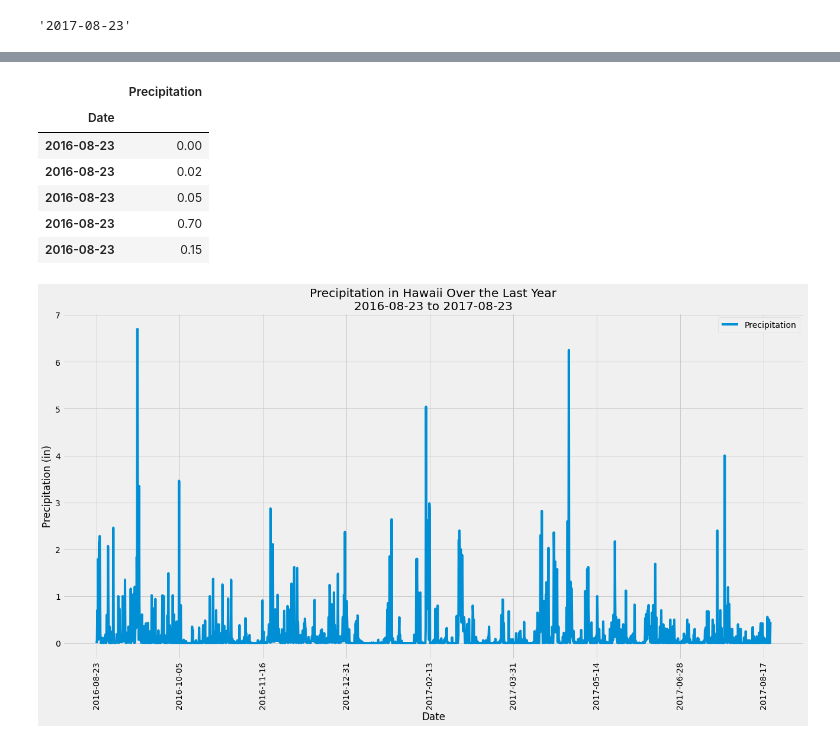
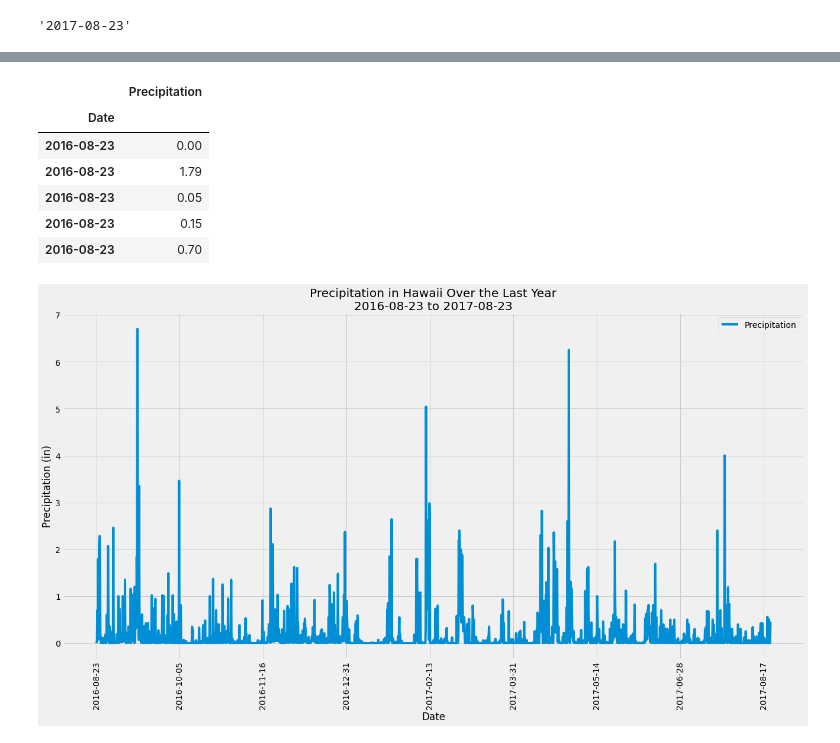
Before and after one commit to khutula/sqlalchemy-challenge, a Jupyter notebook: climate.ipynb, the cells around one changed output, grey strips where cells are left out. Cells and saved outputs as stored; diff of their text form; code cells hidden in the pictures.

Commit message:
change method of dropping null values from df

```diff
--- a/climate.ipynb
+++ b/climate.ipynb
@@ -106,36 +106,35 @@ year_data
 # %%
 ### Save the query results as a Pandas DataFrame and set the index to the date column
 
 # create blank lists
 precip = []
 date = []
 
-# add query data to lists excluding NaN
+# add query data to lists
 for data in year_data:
-    if type(data[0]) == float:
-        precip.append(data[0])
-        date.append(data[1])
+    precip.append(data[0])
+    date.append(data[1])
 
-# create dataframe and sort by date
+# create dataframe and sort by date  excluding NaN
 precipitation = pd.DataFrame({"Precipitation": precip,
-                              "Date":date}).sort_values(by="Date")
+                              "Date":date}).sort_values(by="Date").dropna()
 
 # convert date column to datetime datatype - uncomment this if you'd like to perform this - will change the plot xaxis ticks
 #precipitation["Date"] = pd.to_datetime(precipitation["Date"])
 
 # set date column as the index & drop old date column
 precipitation = precipitation.set_index(precipitation["Date"], inplace=False)[["Precipitation"]]
 
 # display head of dataframe
 precipitation.head()
 # %% [output]
 |  | Precipitation |
 | Date |  |
 | 2016-08-23 | 0.00 |
-| 2016-08-23 | 0.02 |
+| 2016-08-23 | 1.79 |
 | 2016-08-23 | 0.05 |
+| 2016-08-23 | 0.15 |
 | 2016-08-23 | 0.70 |
-| 2016-08-23 | 0.15 |
 # %%
 # use pandas plotting with matplotlib to plot the data
 precip_plot = precipitation.plot(rot=90, figsize=(20, 10), \
```
